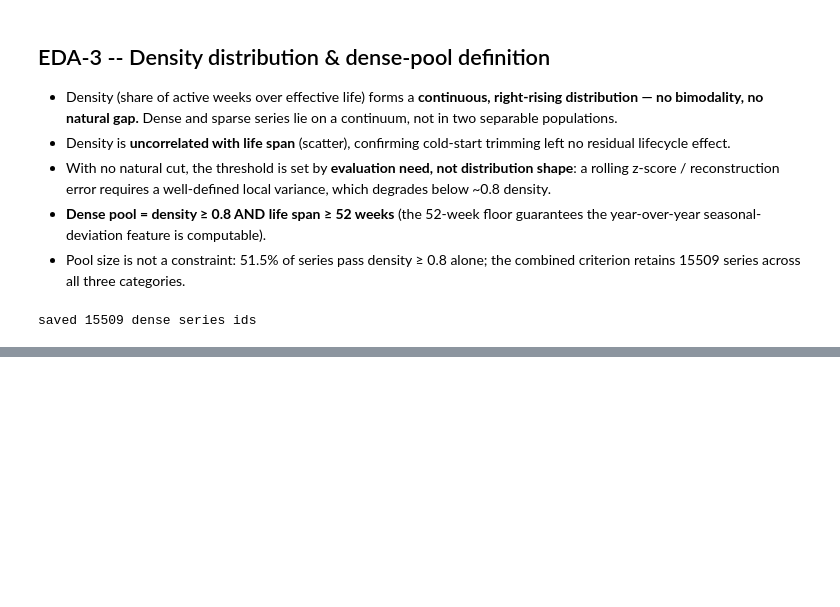
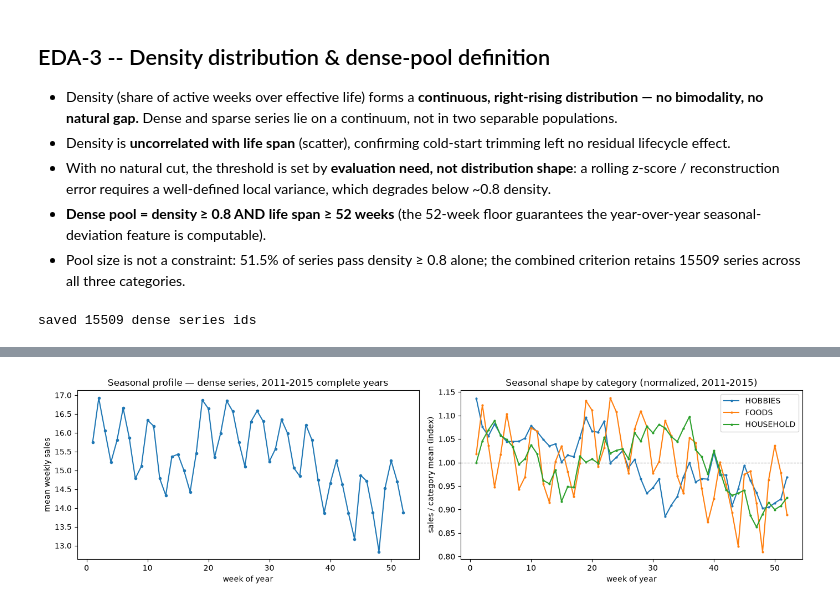
Before and after one commit to AlexPaulien/anomaly-detection-sc, a Jupyter notebook: notebooks/01_eda.ipynb, the cells around one changed output, grey strips where cells are left out. Cells and saved outputs as stored; diff of their text form; code cells hidden in the pictures; blank space fills up the shorter version.

```diff
--- a/notebooks/01_eda.ipynb
+++ b/notebooks/01_eda.ipynb
@@ -229,0 +314,46 @@ saved 15509 dense series ids
+# %%
+# full years only (2011-2015) — troncated 2016 is excluded
+dense_full = dense.filter(F.col("year") < 2016)
+
+# clean global profile
+seasonal_clean = (
+    dense_full.groupBy("woy")
+    .agg(F.mean("sales").alias("mean_sales"))
+    .orderBy("woy")
+    .toPandas()
+)
+
+# by category
+seasonal_cat_clean = (
+    dense_full.groupBy("woy", "cat_id")
+    .agg(F.mean("sales").alias("mean_sales"))
+    .orderBy("woy")
+    .toPandas()
+)
+# %%
+fig, ax = plt.subplots(1, 2, figsize=(14, 4))
+
+# global, full years only (e.i. 2011-2016)
+g = seasonal_clean[seasonal_clean["woy"] <= 52]
+ax[0].plot(g["woy"], g["mean_sales"], marker="o", ms=3)
+ax[0].set_xlabel("week of year")
+ax[0].set_ylabel("mean weekly sales")
+ax[0].set_title("Seasonal profile — dense series, 2011-2015 complete years")
+
+# by category, normalised
+for cat in seasonal_cat_clean["cat_id"].unique():
+    sub = seasonal_cat_clean[
+        (seasonal_cat_clean["cat_id"] == cat) & (seasonal_cat_clean["woy"] <= 52)
+    ].copy()
+    sub["norm"] = sub["mean_sales"] / sub["mean_sales"].mean()
+    ax[1].plot(sub["woy"], sub["norm"], marker="o", ms=2, label=cat)
+ax[1].axhline(1.0, color="gray", ls="--", lw=0.8)
+ax[1].set_xlabel("week of year")
+ax[1].set_ylabel("sales / category mean (index)")
+ax[1].set_title("Seasonal shape by category (normalized, 2011-2015)")
+ax[1].legend()
+
+plt.tight_layout()
+plt.show()
+# %% [output]
+[figure, added]
```
Also changed, not shown: parts of 14 cells of this notebook, 1 other file.
